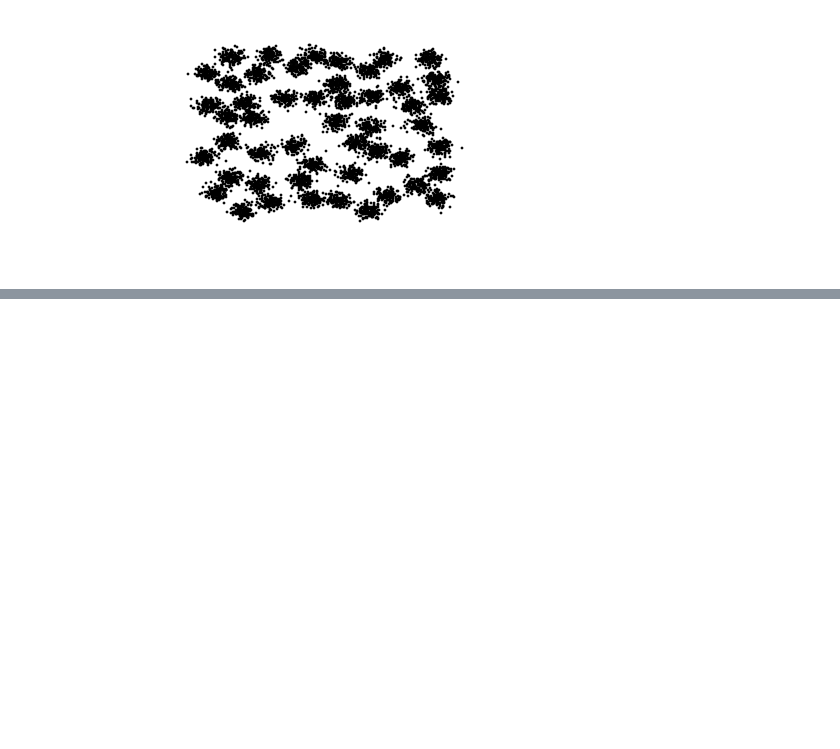
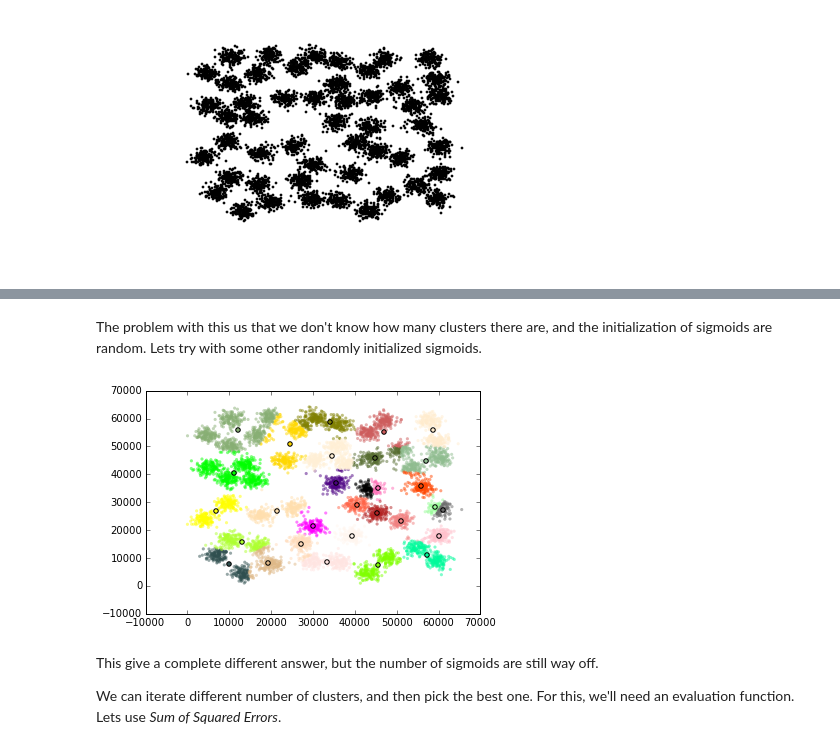
Before and after one commit to marthall/clustering, a Jupyter notebook: clustering.ipynb, the cells around one changed output, grey strips where cells are left out. Saved outputs shown, nothing was run; the diff lists cells and outputs as text; code cells hidden in the pictures; blank space fills up the shorter version.

```diff
--- a/clustering.ipynb
+++ b/clustering.ipynb
@@ -69,0 +86,10 @@ plot_clusters(k_means(filedata))
+# %% [markdown]
+The problem with this us that we don't know how many clusters there are, and the initialization of sigmoids are random. Lets try with some other randomly initialized sigmoids.
+# %%
+plot_clusters(k_means(filedata, num_clusters=30, seed=1337))
+# %% [output]
+[figure, added]
+# %% [markdown]
+This give a complete different answer, but the number of sigmoids are still way off.
+
+We can iterate different number of clusters, and then pick the best one. For this, we'll need an evaluation function. Lets use *Sum of Squared Errors*.
```
Also changed, not shown: parts of 12 cells of this notebook.
